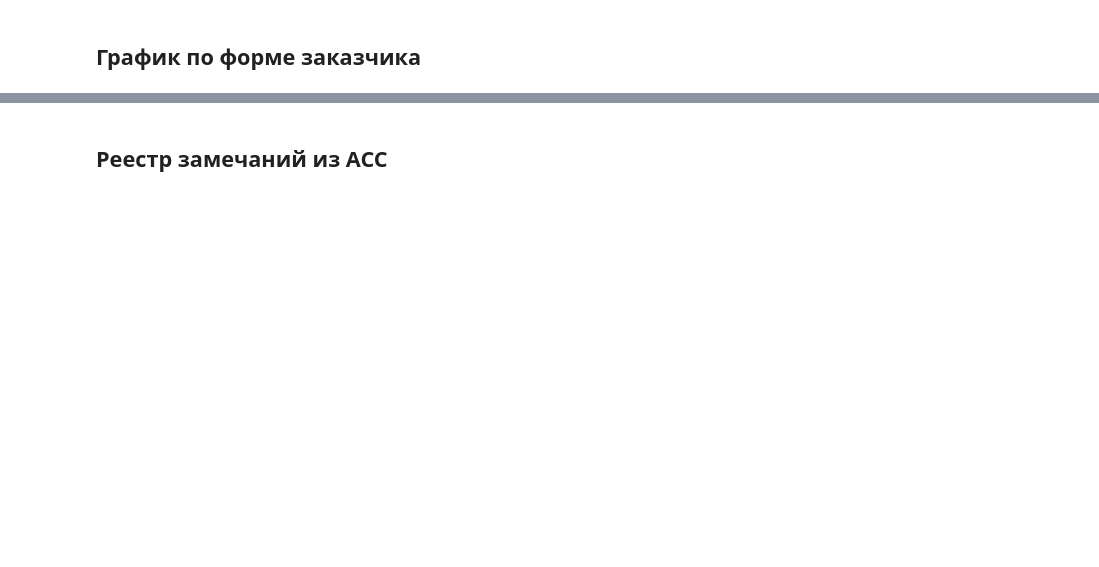
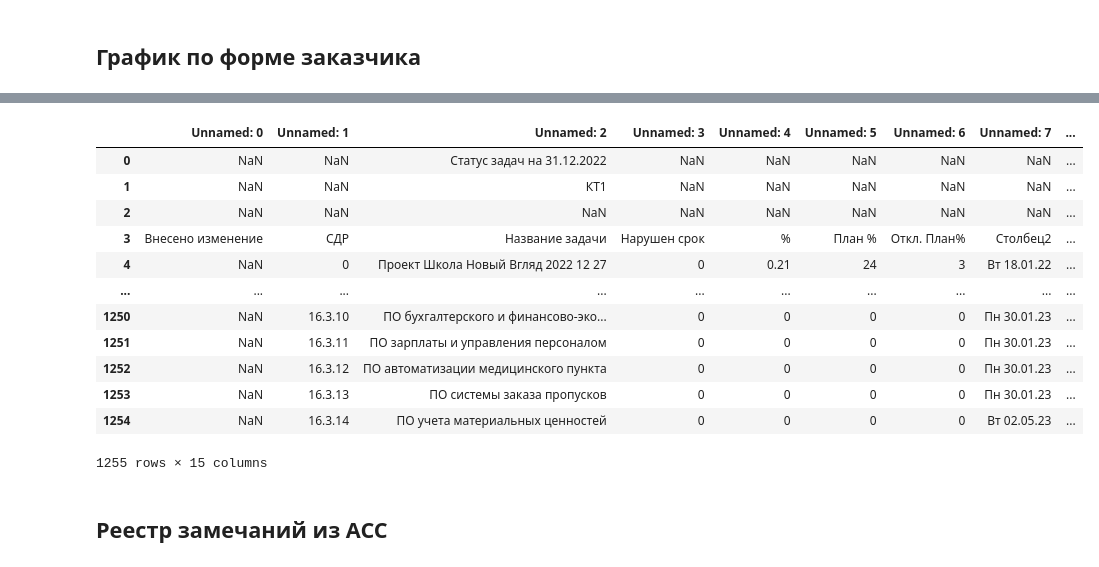
Before and after one commit to AlexeyTri/PROJECT_SCOOL, a Jupyter notebook: ActualGraphicBASE_ipynb".ipynb, the cells around one changed output, grey strips where cells are left out. Cells and saved outputs as stored; diff of their text form; code cells hidden in the pictures; blank space fills up the shorter version.

```diff
--- a/ActualGraphicBASE_ipynb".ipynb
+++ b/ActualGraphicBASE_ipynb".ipynb
@@ -169,6 +228,20 @@ Saving Сводный план-график 2022 12 28 иса.xlsx to Сводн
 # %%
-df_graph = pd.read_excel(open('Сводный план-график 2022 12 28 иса.xlsx', 'rb'))
+df_graph = pd.read_excel(open('Сводный план-график 2023 01 27.xlsx', 'rb'))
 df_graph
+# %% [output]
+|  | Unnamed: 0 | Unnamed: 1 | Unnamed: 2 | Unnamed: 3 | Unnamed: 4 | Unnamed: 5 | Unnamed: 6 | Unnamed: 7 | ... |
+| 0 | NaN | NaN | Статус задач на 31.12.2022 | NaN | NaN | NaN | NaN | NaN | ... |
+| 1 | NaN | NaN | КТ1 | NaN | NaN | NaN | NaN | NaN | ... |
+| 2 | NaN | NaN | NaN | NaN | NaN | NaN | NaN | NaN | ... |
+| 3 | Внесено изменение | СДР | Название задачи | Нарушен срок | % | План % | Откл. План% | Столбец2 | ... |
+| 4 | NaN | 0 | Проект Школа Новый Вгляд 2022 12 27 | 0 | 0.21 | 24 | 3 | Вт 18.01.22 | ... |
+| ... | ... | ... | ... | ... | ... | ... | ... | ... | ... |
+| 1250 | NaN | 16.3.10 | ПО бухгалтерского и финансово-эко... | 0 | 0 | 0 | 0 | Пн 30.01.23 | ... |
+| 1251 | NaN | 16.3.11 | ПО зарплаты и управления персоналом | 0 | 0 | 0 | 0 | Пн 30.01.23 | ... |
+| 1252 | NaN | 16.3.12 | ПО автоматизации медицинского пункта | 0 | 0 | 0 | 0 | Пн 30.01.23 | ... |
+| 1253 | NaN | 16.3.13 | ПО системы заказа пропусков | 0 | 0 | 0 | 0 | Пн 30.01.23 | ... |
+| 1254 | NaN | 16.3.14 | ПО учета материальных ценностей | 0 | 0 | 0 | 0 | Вт 02.05.23 | ... |
+1255 rows × 15 columns
 # %% [markdown]
 ## Реестр замечаний из ACC
 # %%
```
Also changed, not shown: parts of 21 cells of this notebook.
